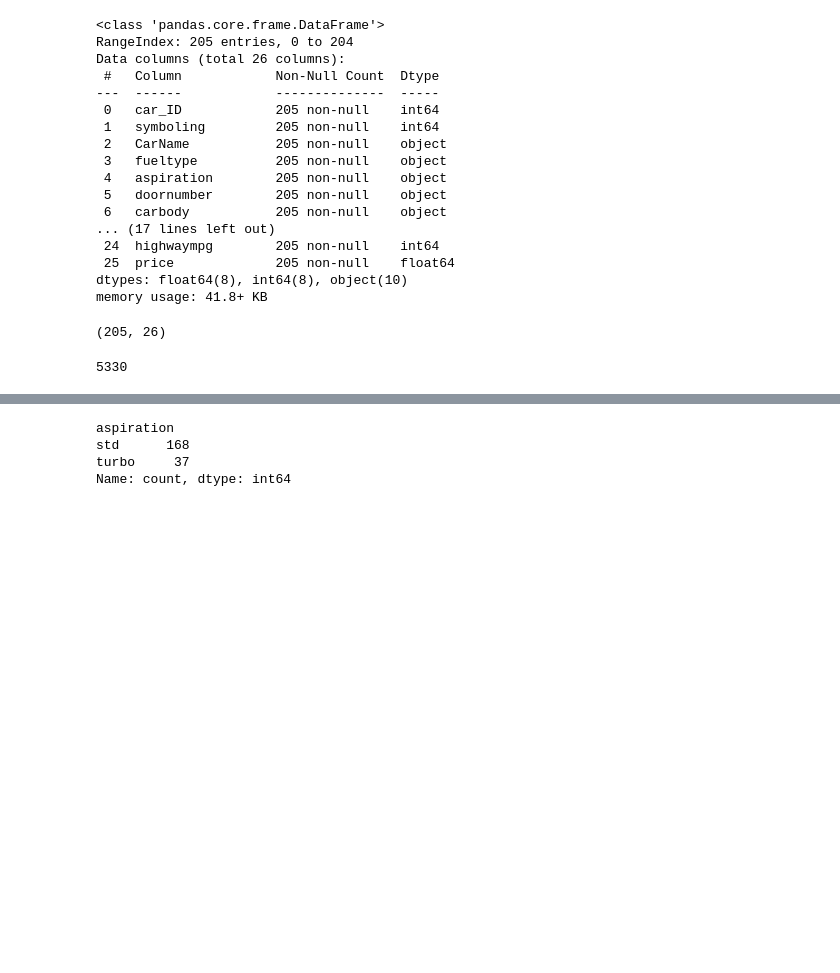
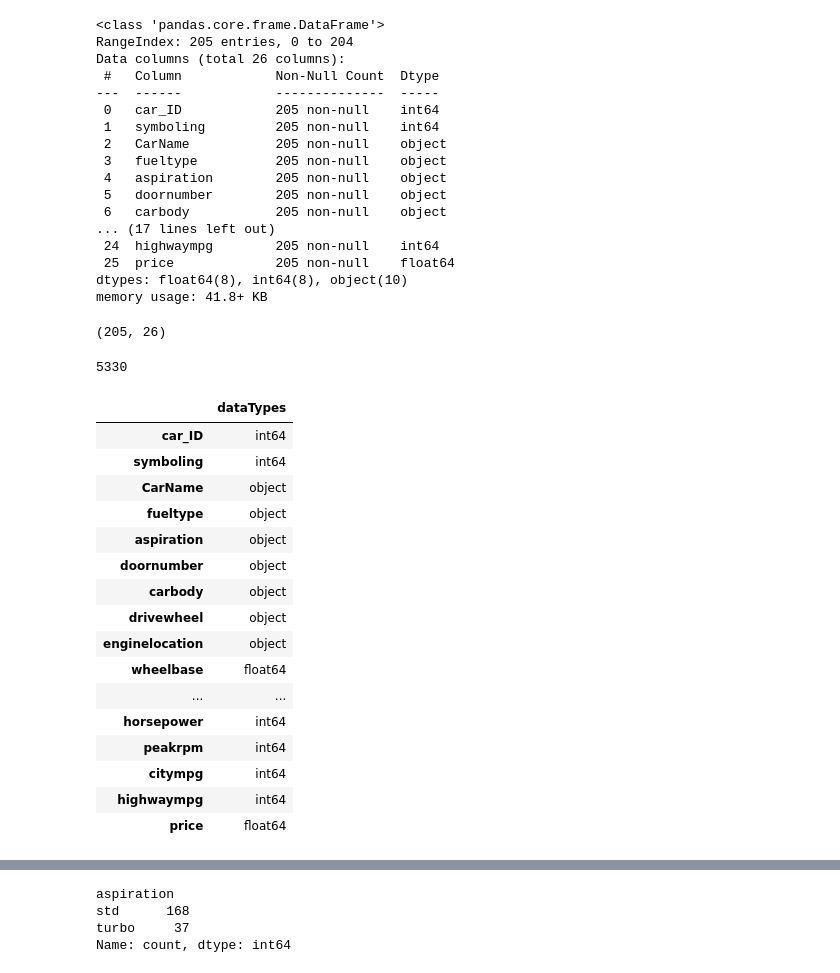
Before and after one commit to harmeshgv/Car-Price-Prediction, a Jupyter notebook: model.ipynb, the cells around one changed output, grey strips where cells are left out. Drawn from its saved outputs; the diff is of its cells as text; code cells hidden in the pictures; blank space fills up the shorter version.

```diff
--- a/model.ipynb
+++ b/model.ipynb
@@ -45,3 +45,23 @@ data.shape
 data.size
 # %% [output]
 5330
+# %%
+pd.DataFrame(data.dtypes, columns=["dataTypes"])
+# %% [output]
+|  | dataTypes |
+| car_ID | int64 |
+| symboling | int64 |
+| CarName | object |
+| fueltype | object |
+| aspiration | object |
+| doornumber | object |
+| carbody | object |
+| drivewheel | object |
+| enginelocation | object |
+| wheelbase | float64 |
+| ... | ... |
+| horsepower | int64 |
+| peakrpm | int64 |
+| citympg | int64 |
+| highwaympg | int64 |
+| price | float64 |
```
Also changed, not shown: parts of 4 cells of this notebook.
